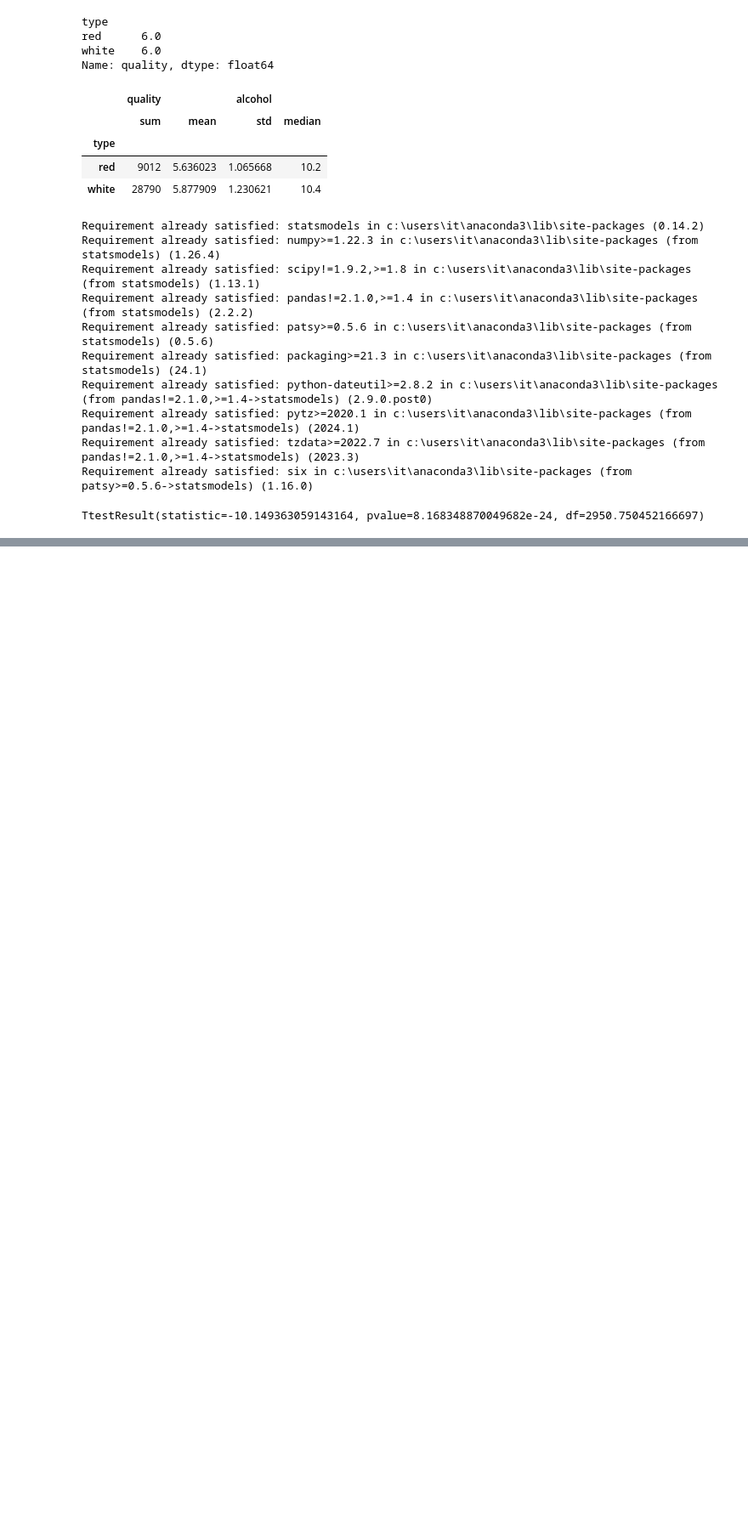
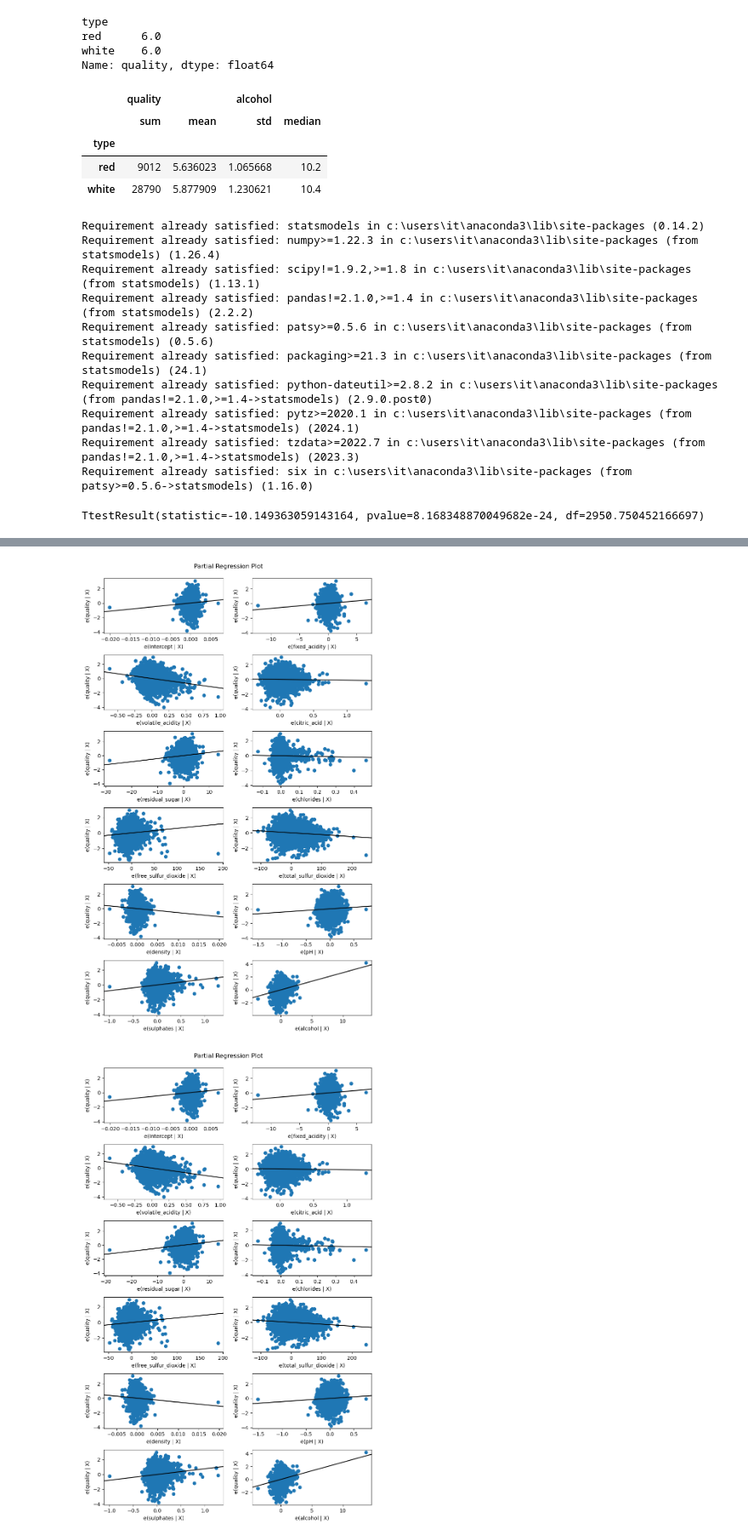
Before and after one commit to BosuMamemon/BIGDATA, a Jupyter notebook: workspace/데이터 분석/wine.ipynb, the cells around one changed output, grey strips where cells are left out. Shown: that part at 85% size. Cells and saved outputs as stored; diff of their text form; code cells hidden in the pictures; blank space fills up the shorter version.

```diff
--- a/workspace/데이터 분석/wine.ipynb
+++ b/workspace/데이터 분석/wine.ipynb
@@ -165,0 +251,6 @@ strong multicollinearity or other numerical problems.
+# %%
+fig = plt.figure(figsize=(8, 13))
+sm.graphics.plot_partregress_grid(regression_result, fig=fig)
+# %% [output]
+[figure, added]
+[figure, added]
```
Also changed, not shown: parts of 8 cells of this notebook, 6 other files.
